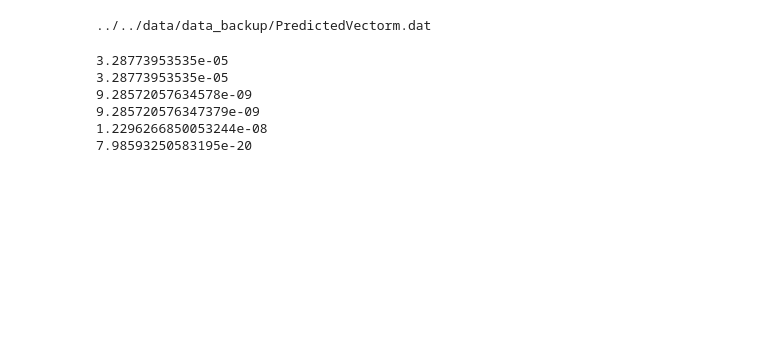
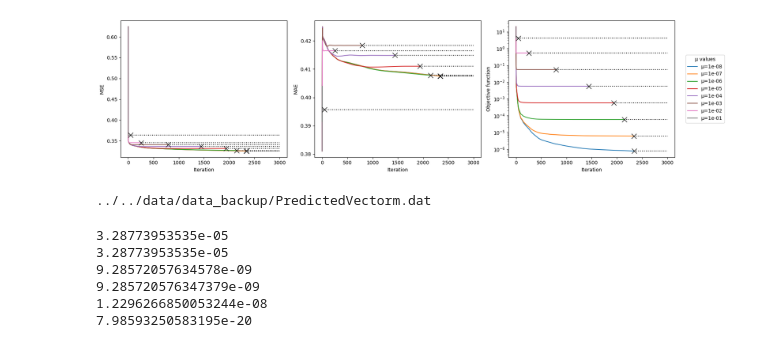
Before and after one commit to matthieuml/iwp, a Jupyter notebook: src/iwp/experiment.ipynb, the cells around one changed output. Drawn from its saved outputs; the diff is of its cells as text; code cells hidden in the pictures; blank space fills up the shorter version.

```diff
--- a/src/iwp/experiment.ipynb
+++ b/src/iwp/experiment.ipynb
@@ -546,0 +477,53 @@ plot_all_algorithms_convergence(
+# %%
+algo_list = []
+x_list = []
+
+x_0 = np.zeros(I * L + P, dtype=np.complex128)  # shape: (I*L + P,)
+for mu_val in mus:
+    K_op_J_3 = sum(
+        B_i.conj().T @ Ainv.conj().T @ C.conj().T @ C @ Ainv @ B_i for B_i in B_list
+    ) + mu * sp.eye(P)
+    K_eigenvalues_J_3 = np.linalg.eigvals(K_op_J_3.toarray())
+    K_J_3 = np.max(np.abs(K_eigenvalues_J_3))
+
+    def J_3(m, mu=mu_val):
+        total = 0.0
+        for i in range(I):
+            CA_inv_Bi_m = C @ sp.linalg.spsolve(A, B_list[i] @ m)
+            diff = CA_inv_Bi_m - d_list[i]
+            total += 0.5 * np.vdot(diff, diff).real
+        return total + 0.5 * mu * np.vdot(m, m).real
+
+    def dJ_3(m, mu=mu_val):
+        p_sum = sum(
+            B_i.conj().T
+            @ sp.linalg.spsolve(
+                A_star,
+                C_star @ (C @ sp.linalg.spsolve(A, B_i @ m) - d_i),
+            )
+            for B_i, d_i in zip(B_list, d_list)
+        )
+        return p_sum + mu * m
+
+    algo = NesterovAcceleratedGradientDescent(
+        exp_name=args.exp_name,
+        algo_plot_name=f"μ={mu_val:.0e}",
+        f=J_3,
+        df=dJ_3,
+        K=K_J_3,
+        logger=logger,
+        verbose=verbose,
+    )
+    x = algo.run(x0=x_0[-P:], max_iterations=3000)
+    algo.plot_algorithm_convergence(m, args.visuals_path, show=False, save=False)
+    algo_list.append(algo)
+    x_list.append(x)
+
+plot_all_algorithms_convergence(
+    algorithms=algo_list,
+    visuals_path=args.visuals_path,
+    show=True,
+    save=False,
+    show_time_memory=False,
+)
+# %% [output]
@@ -547,3 +546,4 @@ plot_all_algorithms_convergence(
+[figure, added]
 # %%
 pred_m = x_5[-P:]
 print(os.path.join(args.data_path, "PredictedVectorm.dat"))
```
Also changed, not shown: parts of 9 cells of this notebook, 5 other files.
